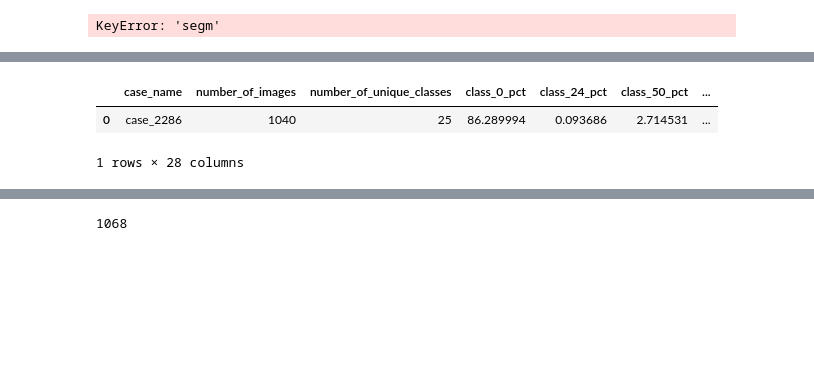
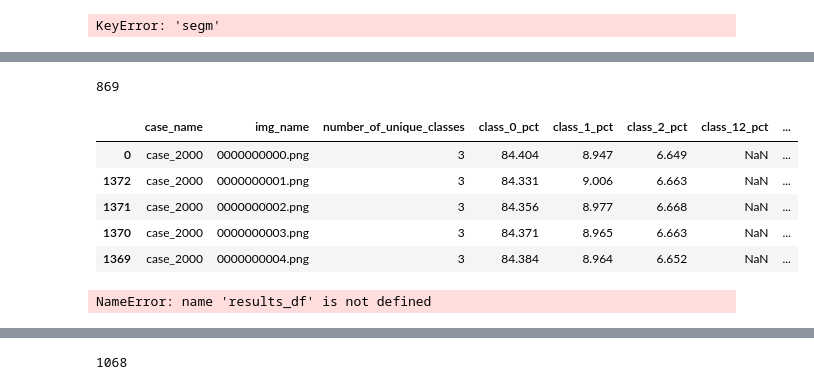
Before and after one commit to MichalMotak/StableDiffusionProject, a Jupyter notebook: SWoMo/dataset_tests.ipynb, the cells around one changed output, grey strips where cells are left out. Drawn from its saved outputs; the diff is of its cells as text; code cells hidden in the pictures; blank space fills up the shorter version.

```diff
--- a/SWoMo/dataset_tests.ipynb
+++ b/SWoMo/dataset_tests.ipynb
@@ -326,6 +346,18 @@ unique_classes  [  0  50  53 112 116 152 175 204 223 230]
+# %%
+import os
+len(os.listdir("datasets/Cataract-1K/dataset_info/masks_real_info"))
+# %% [output]
+869
 # %%
-results_df.head()
+results_df.sort_values(["case_name", "img_name"]).head()
 # %% [output]
-|  | case_name | number_of_images | number_of_unique_classes | class_0_pct | class_24_pct | class_50_pct | ... |
-| 0 | case_2286 | 1040 | 25 | 86.289994 | 0.093686 | 2.714531 | ... |
+|  | case_name | img_name | number_of_unique_classes | class_0_pct | class_1_pct | class_2_pct | class_12_pct | ... |
+| 0 | case_2000 | 0000000000.png | 3 | 84.404 | 8.947 | 6.649 | NaN | ... |
+| 1372 | case_2000 | 0000000001.png | 3 | 84.331 | 9.006 | 6.663 | NaN | ... |
+| 1371 | case_2000 | 0000000002.png | 3 | 84.356 | 8.977 | 6.668 | NaN | ... |
+| 1370 | case_2000 | 0000000003.png | 3 | 84.371 | 8.965 | 6.663 | NaN | ... |
+| 1369 | case_2000 | 0000000004.png | 3 | 84.384 | 8.964 | 6.652 | NaN | ... |
-1 rows × 28 columns
+# %%
+results_df.shape
+# %% [output]
+NameError: name 'results_df' is not defined
```
Also changed, not shown: parts of 49 cells of this notebook, 4 other files.
